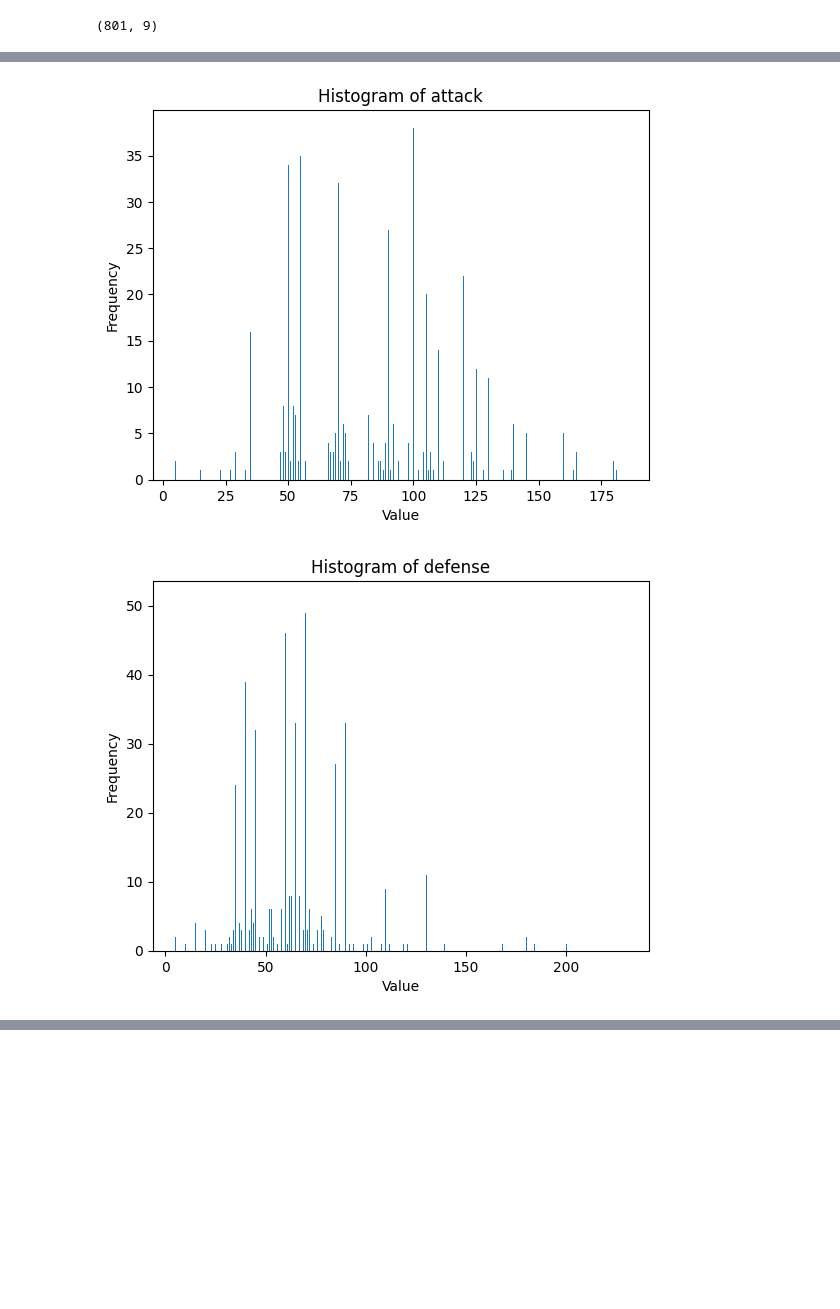
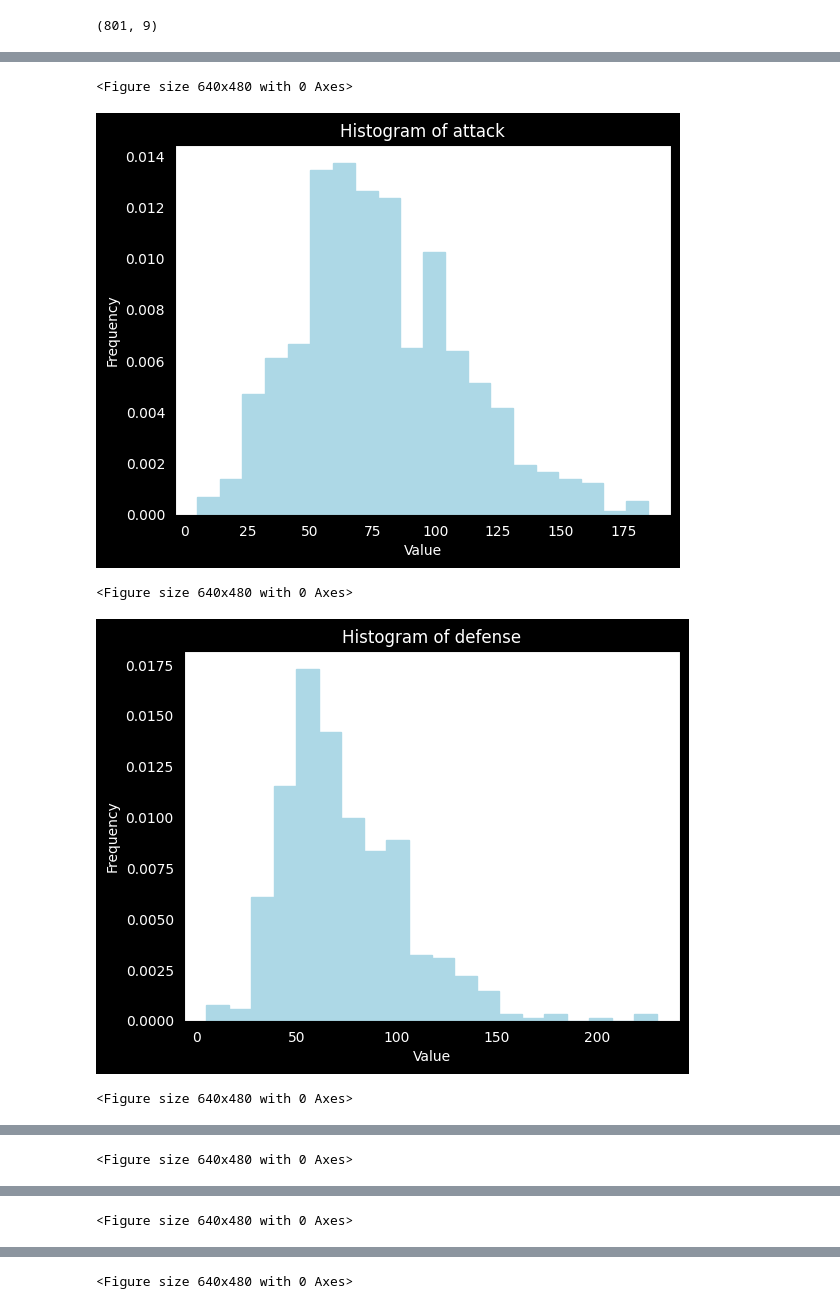
Before and after one commit to light-magician/ml-daily, a Jupyter notebook: code/generating_tabular_data/pkmn_data_cleaning.ipynb, the cells around one changed output, grey strips where cells are left out. Saved outputs shown, nothing was run; the diff lists cells and outputs as text; code cells hidden in the pictures; blank space fills up the shorter version.

Commit message:
working on tabular data generation and basic warmup practice

```diff
--- a/code/generating_tabular_data/pkmn_data_cleaning.ipynb
+++ b/code/generating_tabular_data/pkmn_data_cleaning.ipynb
@@ -36,3 +34,7 @@ data = data[relevant_columns]
+# %%
+data = data[relevant_columns]
+data['type1'] = data['type1'].astype('category')
+data['type2'] = data['type2'].astype('category')
 # %%
 data.shape
 # %% [output]
@@ -53,25 +55,24 @@ dtype: object
 # %%
 import matplotlib.pyplot as plt
 # Loop through each column in the DataFrame and create a histogram
 for column in data.columns:
     # skip categorical columns
     if column == 'type1' or column == 'type2':
         continue
     # Create a figure with a black background
+    plt.figure()
     fig, ax = plt.subplots(facecolor='black')
     # plt.figure()  # Create a new figure for each histogram
-    plt.hist(data[column], bins=801)  # Adjust the number of bins as needed
-    plt.title(f'Histogram of {column}')
-    plt.xlabel('Value')
-    plt.ylabel('Frequency')
-    # Set the text and tick colors to white for better visibility on a black background
+    plt.hist(data[column], bins=20, density=True, color='lightblue', edgecolor='lightblue')  # Adjust the number of bins as needed
+    plt.title(f'Histogram of {column}', color='white')
+    plt.xlabel('Value', color='white')
+    plt.ylabel('Frequency', color='white')
     plt.xticks(color='white')
     plt.yticks(color='white')
-    plt.title(color='white')
-
-    # Customize other elements like grid lines, if needed
-    ax.grid(color='white', linestyle='--', linewidth=0.5)
     plt.show()
 # %% [output]
+<Figure size 640x480 with 0 Axes>
-[figure, old version]
+[figure, new version]
+<Figure size 640x480 with 0 Axes>
-[figure, old version]
+[figure, new version]
+<Figure size 640x480 with 0 Axes>
@@ -78,0 +80 @@ for column in data.columns:
+<Figure size 640x480 with 0 Axes>
@@ -79,0 +82 @@ for column in data.columns:
+<Figure size 640x480 with 0 Axes>
@@ -80,0 +84 @@ for column in data.columns:
+<Figure size 640x480 with 0 Axes>
```
Also changed, not shown: parts of 8 cells of this notebook, 9 other files.
